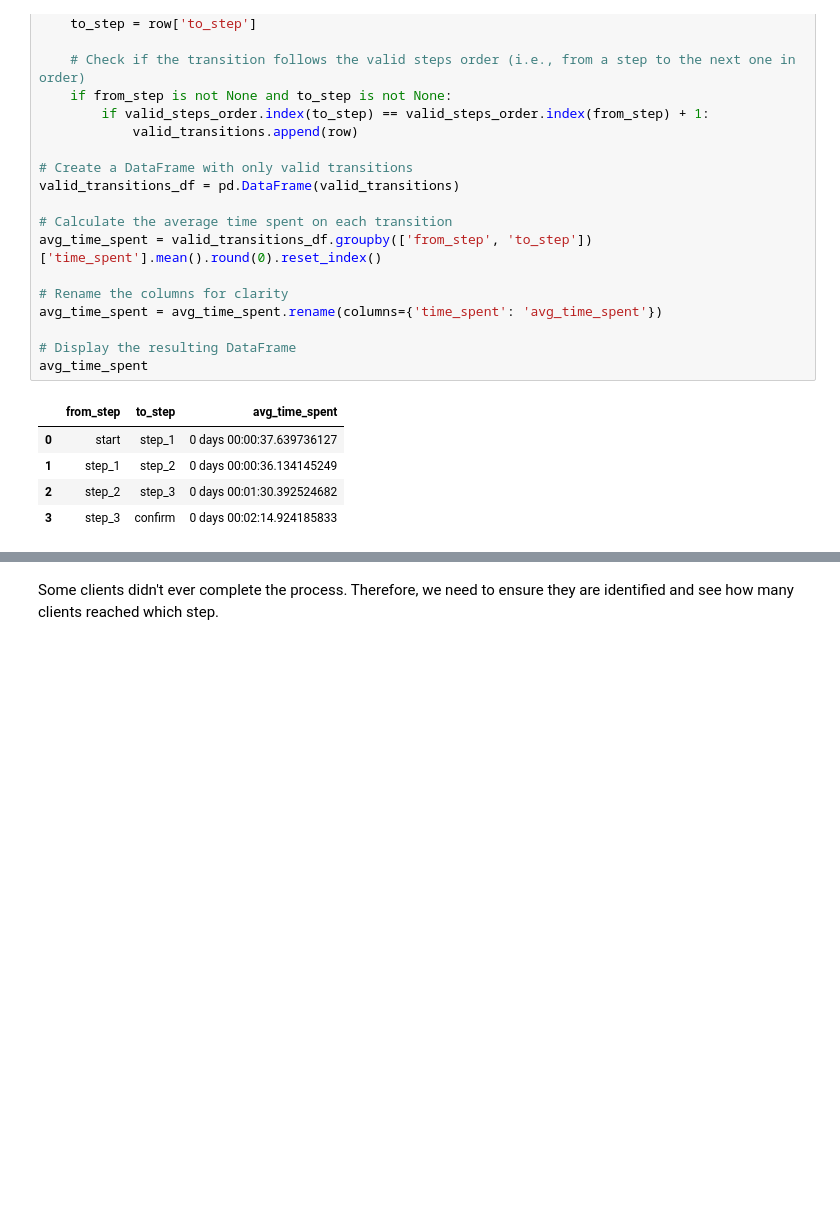
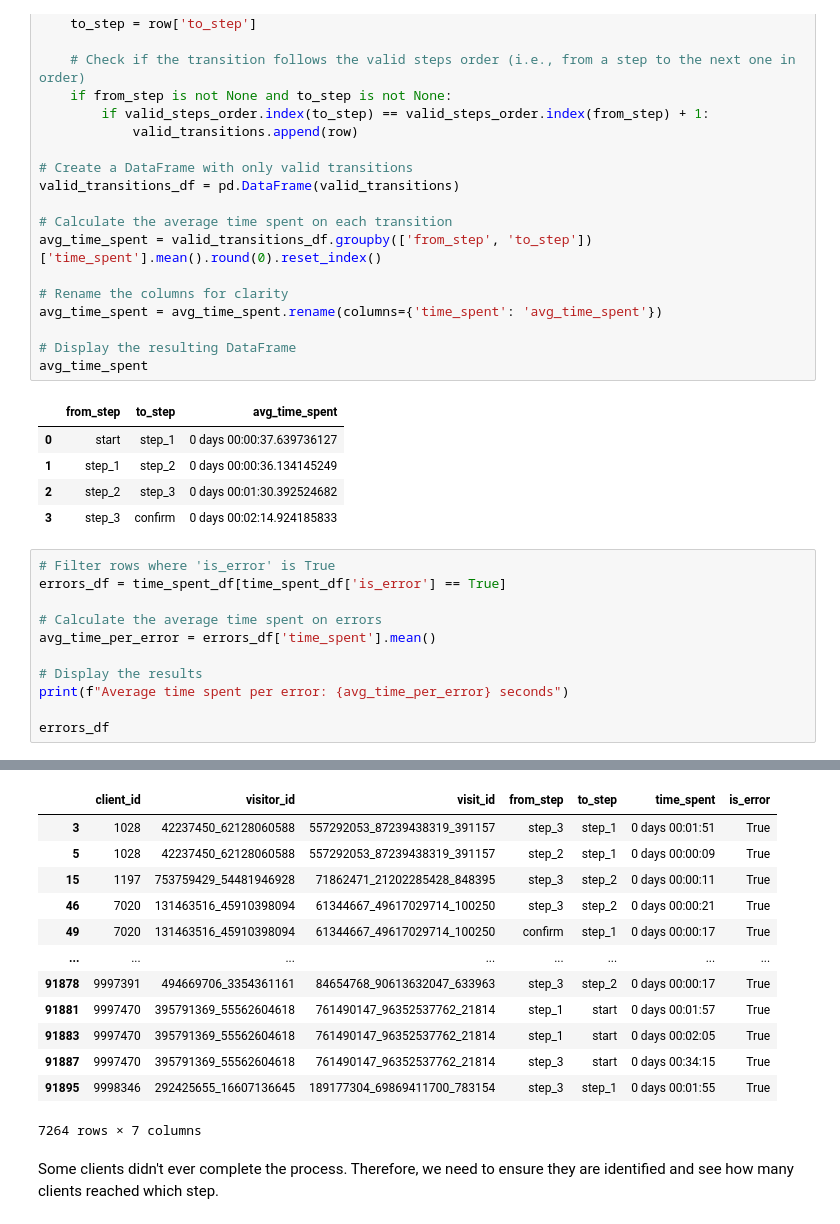
Before and after one commit to johannapfeil/vanguard-ab-test, a Jupyter notebook: notebooks/loading-and-cleaning-data-control.ipynb, the cells around one changed output, grey strips where cells are left out. Cells and saved outputs as stored; diff of their text form; blank space fills up the shorter version.

```diff
--- a/notebooks/loading-and-cleaning-data-control.ipynb
+++ b/notebooks/loading-and-cleaning-data-control.ipynb
@@ -380,3 +380,15 @@ avg_time_spent
 | 1 | step_1 | step_2 | 0 days 00:00:36.134145249 |
 | 2 | step_2 | step_3 | 0 days 00:01:30.392524682 |
 | 3 | step_3 | confirm | 0 days 00:02:14.924185833 |
+# %%
+# Filter rows where 'is_error' is True
+errors_df = time_spent_df[time_spent_df['is_error'] == True]
+
+# Calculate the average time spent on errors
+avg_time_per_error = errors_df['time_spent'].mean()
+
+# Display the results
+print(f"Average time spent per error: {avg_time_per_error} seconds")
+
+errors_df
+# %% [output]
@@ -383,3 +397,16 @@ avg_time_spent
+|  | client_id | visitor_id | visit_id | from_step | to_step | time_spent | is_error |
+| 3 | 1028 | 42237450_62128060588 | 557292053_87239438319_391157 | step_3 | step_1 | 0 days 00:01:51 | True |
+| 5 | 1028 | 42237450_62128060588 | 557292053_87239438319_391157 | step_2 | step_1 | 0 days 00:00:09 | True |
+| 15 | 1197 | 753759429_54481946928 | 71862471_21202285428_848395 | step_3 | step_2 | 0 days 00:00:11 | True |
+| 46 | 7020 | 131463516_45910398094 | 61344667_49617029714_100250 | step_3 | step_2 | 0 days 00:00:21 | True |
+| 49 | 7020 | 131463516_45910398094 | 61344667_49617029714_100250 | confirm | step_1 | 0 days 00:00:17 | True |
+| ... | ... | ... | ... | ... | ... | ... | ... |
+| 91878 | 9997391 | 494669706_3354361161 | 84654768_90613632047_633963 | step_3 | step_2 | 0 days 00:00:17 | True |
+| 91881 | 9997470 | 395791369_55562604618 | 761490147_96352537762_21814 | step_1 | start | 0 days 00:01:57 | True |
+| 91883 | 9997470 | 395791369_55562604618 | 761490147_96352537762_21814 | step_1 | start | 0 days 00:02:05 | True |
+| 91887 | 9997470 | 395791369_55562604618 | 761490147_96352537762_21814 | step_3 | start | 0 days 00:34:15 | True |
+| 91895 | 9998346 | 292425655_16607136645 | 189177304_69869411700_783154 | step_3 | step_1 | 0 days 00:01:55 | True |
+7264 rows × 7 columns
 # %% [markdown]
 Some clients didn't ever complete the process. Therefore, we need to ensure they are identified and see how many clients reached which step.
 # %%
```
Also changed, not shown: parts of 2 cells of this notebook, 2 other files.
